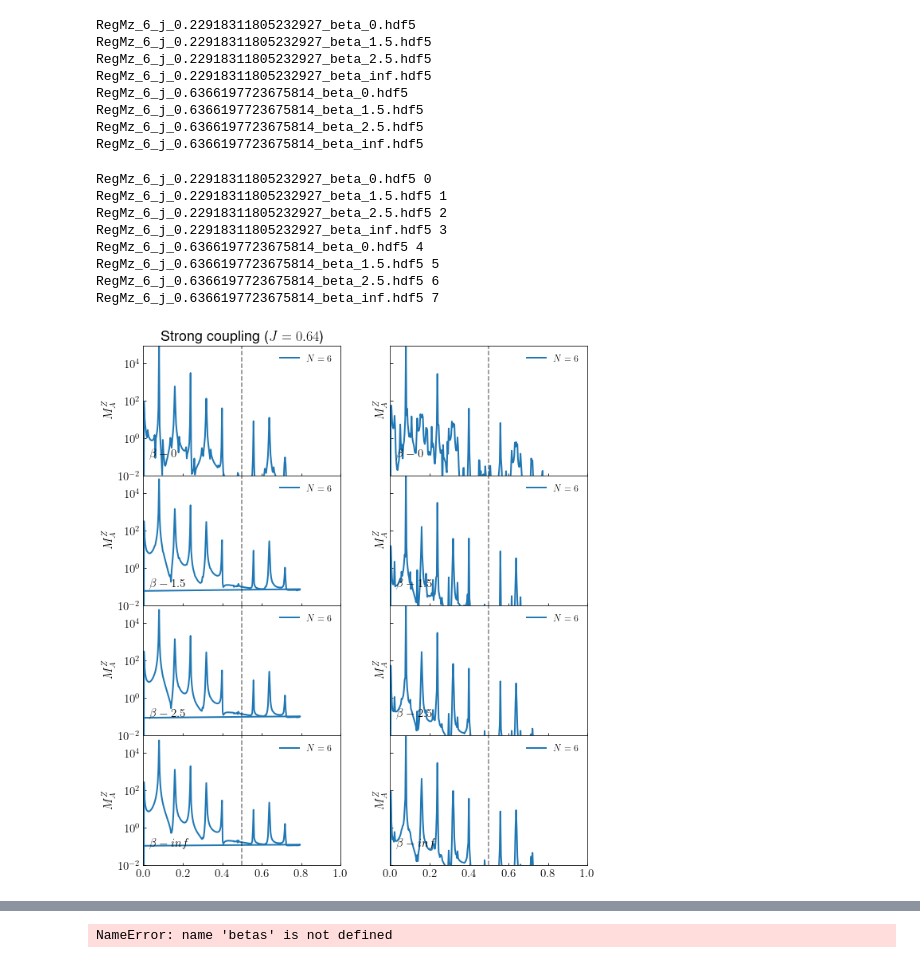
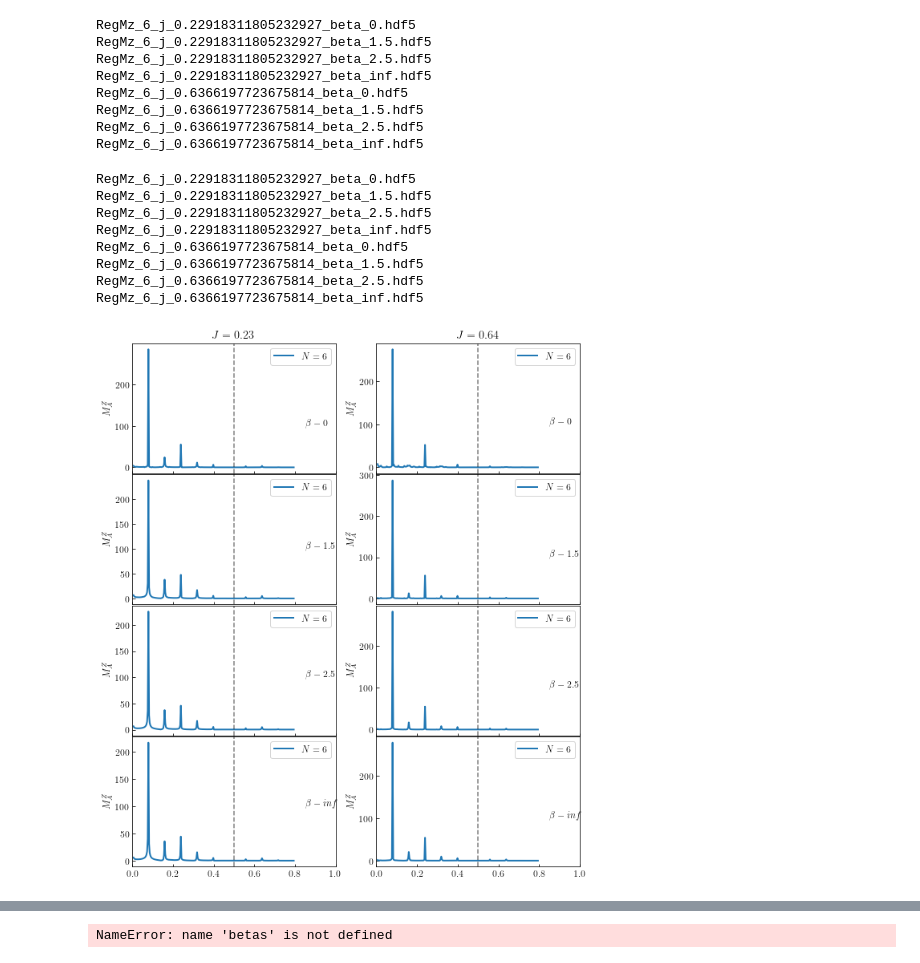
Before and after one commit to rahmahi/Chimera_Time_Crystal, a Jupyter notebook: codes/new_algo/regional_magnetization/N6/fft_long_multipleN.ipynb, the cells around one changed output, grey strips where cells are left out. Drawn from its saved outputs; the diff is of its cells as text; code cells hidden in the pictures.

```diff
--- a/codes/new_algo/regional_magnetization/N6/fft_long_multipleN.ipynb
+++ b/codes/new_algo/regional_magnetization/N6/fft_long_multipleN.ipynb
@@ -12,6 +12,7 @@ RegMz_6_j_0.6366197723675814_beta_1.5.hdf5
 RegMz_6_j_0.6366197723675814_beta_2.5.hdf5
 RegMz_6_j_0.6366197723675814_beta_inf.hdf5
 # %%
+%%time
 import h5py
 import numpy as np
 import matplotlib.pyplot as plt
@@ -20,24 +21,22 @@ from scipy.signal import find_peaks
 from lmfit.models import LinearModel
 
 plt.rcParams.update({"figure.figsize": (10, 12),"text.usetex": True,"font.family": "sans-serif",
-    "font.size": 15,"font.sans-serif": ["Helvetica"]})
+    "font.size": 12,"font.sans-serif": ["Helvetica"]})
 linestyle_tuple = [
      ('dotted',                (0, (1, 1))),
      ('dashed',                (0, (5, 5))),
      ('densely dashdotdotted', (0, (3, 1, 1, 1, 1, 1)))]
 
-fig, axs = plt.subplots(4, 2, sharey=True, sharex=True)
-plt.subplots_adjust(wspace=0.25, hspace=0.0)
+fig, axs = plt.subplots(4, 2, sharey=False, sharex=True)
+plt.subplots_adjust(wspace=0.2, hspace=0.01)
 
 steps = 20001
-freq_threshold = 0.01
+freq_threshold = 0.1
 legendftsize = 12
 
 omega = 20.0
 w = omega
 T = 2 * np.pi/w
-
-
 Ns = []
 
 
@@ -48,7 +47,7 @@ with open("mz_fft.txt", 'r') as fp:
 
     for xx in range(0,x):
         filename = lines[xx][:-1]
-        print(filename, xx)
+        print(filename)
 
         with h5py.File(filename, "r") as f:
             mz_data_a = f['mza'][()]
@@ -63,8 +62,10 @@ with open("mz_fft.txt", 'r') as fp:
 
             if Jvalue == 0.072/T:
                 jj = 0
+                Jvalue1 = Jvalue
             if Jvalue == 0.2/T:
                 jj = 1
+                Jvalue2 = Jvalue
 
             infbeta = float('inf')
 
@@ -81,12 +82,12 @@ with open("mz_fft.txt", 'r') as fp:
             frequencies = np.fft.fftfreq(mz_data_a.size, d = times[-1]/len(times))
             fft_values = np.fft.fft(mz_data_a - np.average(mz_data_a))
 
-            #mask = frequencies > freq_threshold
-            #y = np.abs(fft_values[mask])**2
-            #x = frequencies[mask]
+            mask = frequencies > freq_threshold
+            y = np.abs(fft_values[mask])
+            x = frequencies[mask]
 
-            y = np.abs(fft_values)**2
-            x = frequencies
+            #y = np.abs(fft_values)**2
+            #x = frequencies
 
             line, = axs[b][jj].plot(x/w, y,linewidth=2.0,label = fr'$N={N}$')
             axs[b][jj].axvline(x=0.5, color = 'black', ls = 'dashed',alpha = 0.5)
@@ -107,45 +108,47 @@ with open("mz_fft.txt", 'r') as fp:
             beat_freq = np.abs(prominent_freq_after-prominent_freq_before)
             btfr[b][xx] = beat_freq
 
             axs[b][jj].tick_params(which='both', axis="x", direction="in")
             axs[b][jj].tick_params(which='both', axis="y", direction="in")
             axs[b][jj].set_xlim(0,1)
-            axs[b][jj].set_ylim(bottom = 0.01)
-            axs[b][jj].set_yscale('log')
-            axs[b][jj].legend(fontsize = legendftsize, frameon = False)
-            axs[b][jj].text(0.03, .1, fr"$\beta-{beta}$")
+            #axs[b][jj].set_ylim(bottom = 0.01)
+            #axs[b][jj].set_yscale('log')
+            axs[b][jj].legend(fontsize = legendftsize, frameon = True)
+            axs[b][jj].text(0.85, 100, fr"$\beta-{beta}$")
             axs[b][jj].set_ylabel(r"$M^Z_A$")
-        Ns.append(N)
+
+            Ns.append(N)
 
 '''
 for i in range(4):
     beta = betas[i]
     axs[-1].plot(Ns, btfr[i], label = fr"$\beta = {beta}$")
     axs[-1].scatter(Ns, btfr[i])
 
 axs[-1].set_xticks([8,10,12])
 axs[-1].set_xlabel(r"$N$")
 axs[-1].set_ylabel("Beat freq")
 axs[-1].legend(frameon =False, loc = 6, fontsize = 12)
 
 '''
-axs[0][0].set_title(fr"Strong coupling ($J={Jvalue:2.2f}$)")
+axs[0][0].set_title(fr"$J={Jvalue1:2.2f}$")
+axs[0][1].set_title(fr"$J={Jvalue2:2.2f}$")
 axs[0][-1].set_xlabel(r"$\Omega/\omega$")
 
 
 figname = 'regional_mag_FFT_strong.pdf'
 figname1 = 'regional_mag_FFT_strong.jpg'
 #plt.savefig(figname, bbox_inches='tight', pad_inches=0.0)
 #plt.savefig(figname1, bbox_inches='tight', pad_inches=0.0, dpi=300)
 
 plt.show()
 # %% [output]
-RegMz_6_j_0.22918311805232927_beta_0.hdf5 0
-RegMz_6_j_0.22918311805232927_beta_1.5.hdf5 1
-RegMz_6_j_0.22918311805232927_beta_2.5.hdf5 2
-RegMz_6_j_0.22918311805232927_beta_inf.hdf5 3
-RegMz_6_j_0.6366197723675814_beta_0.hdf5 4
-RegMz_6_j_0.6366197723675814_beta_1.5.hdf5 5
-RegMz_6_j_0.6366197723675814_beta_2.5.hdf5 6
-RegMz_6_j_0.6366197723675814_beta_inf.hdf5 7
+RegMz_6_j_0.22918311805232927_beta_0.hdf5
+RegMz_6_j_0.22918311805232927_beta_1.5.hdf5
+RegMz_6_j_0.22918311805232927_beta_2.5.hdf5
+RegMz_6_j_0.22918311805232927_beta_inf.hdf5
+RegMz_6_j_0.6366197723675814_beta_0.hdf5
+RegMz_6_j_0.6366197723675814_beta_1.5.hdf5
+RegMz_6_j_0.6366197723675814_beta_2.5.hdf5
+RegMz_6_j_0.6366197723675814_beta_inf.hdf5
-[figure, old version]
+[figure, new version]
```
Also changed, not shown: parts of 1 cell of this notebook.
